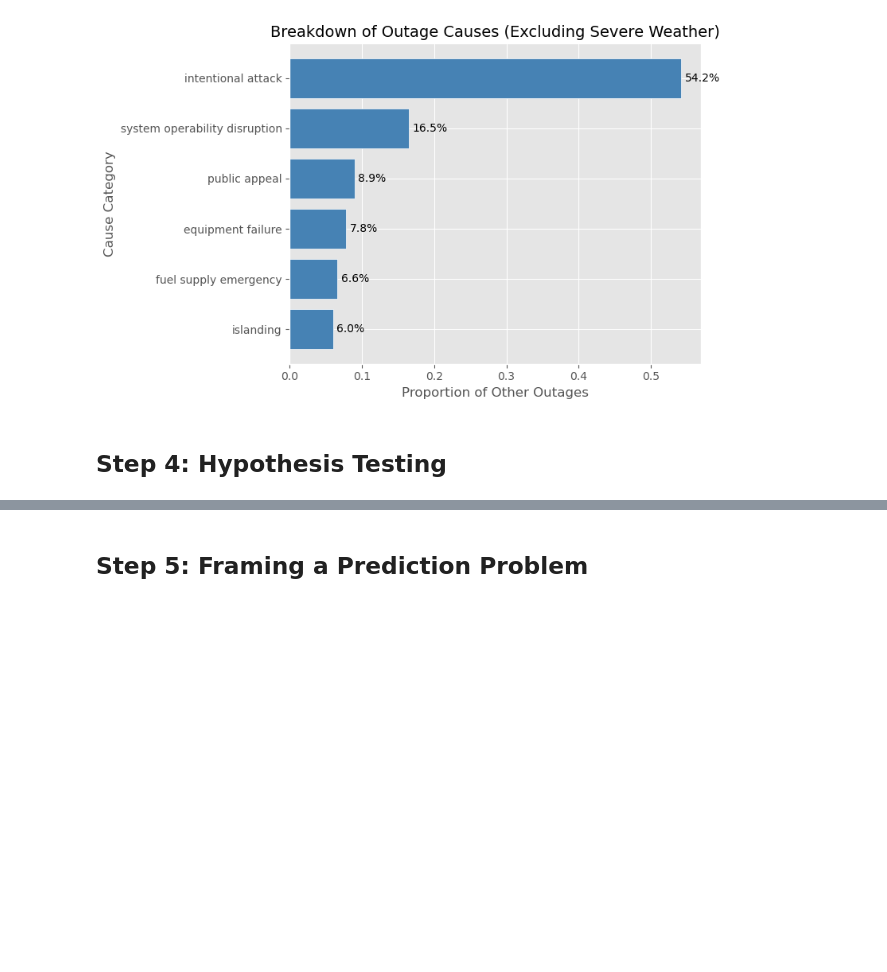
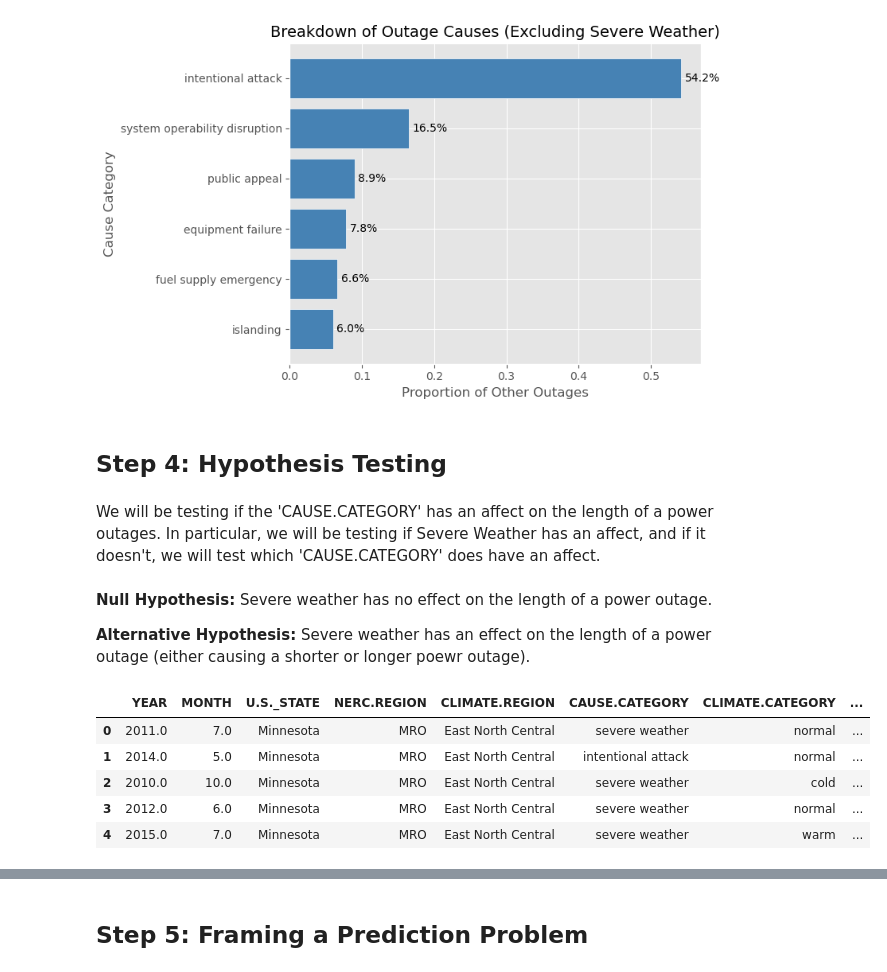
Before and after one commit to shaing04/power-outages-analysis, a Jupyter notebook: template.ipynb, the cells around one changed output, grey strips where cells are left out. Saved outputs shown, nothing was run; the diff lists cells and outputs as text; code cells hidden in the pictures; blank space fills up the shorter version.

```diff
--- a/template.ipynb
+++ b/template.ipynb
@@ -194,30 +156,19 @@ We also wanted to look at distribution of the cause category across the differen
 # %%
 df = outages_df.copy()
 # %%
-import pandas as pd
-import numpy as np
-import matplotlib.pyplot as plt
-
-# 1) Read in your cleaned CSV (skip first 5 metadata rows)
-outages_df = pd.read_csv('outage.csv', header=5)
-
-# 2) Convert the duration column (minutes) to numeric, coerce errors → NaN
-outages_df['OUTAGE.DURATION'] = pd.to_numeric(
-    outages_df['OUTAGE.DURATION'], errors='coerce'
+df['OUTAGE.DURATION'] = pd.to_numeric(
+    df['OUTAGE.DURATION'], errors='coerce'
 )
 
-# 3) Make an hours column
-outages_df['OUTAGE.DURATION_HOURS'] = outages_df['OUTAGE.DURATION'] / 60
+df['OUTAGE.DURATION_HOURS'] = df['OUTAGE.DURATION'] / 60
 
-# 4) Split into severe‐weather vs. other causes
-mask   = outages_df['CAUSE.CATEGORY'] == 'severe weather'
-severe = outages_df.loc[mask,  'OUTAGE.DURATION_HOURS'].dropna()
-other  = outages_df.loc[~mask, 'OUTAGE.DURATION_HOURS'].dropna()
+mask   = df['CAUSE.CATEGORY'] == 'severe weather'
+severe = df.loc[mask,  'OUTAGE.DURATION_HOURS'].dropna()
+other  = df.loc[~mask, 'OUTAGE.DURATION_HOURS'].dropna()
 
-# 5) Plot style
 plt.style.use('ggplot')
 
-# 6) Create 1×2 subplots
+
 fig, axes = plt.subplots(1, 2, figsize=(12, 5))
 
 # ─── Boxplot ───
@@ -233,7 +184,7 @@ axes[0].set_ylabel('Outage Duration (hours)', fontsize=12)
 axes[0].set_title('Outage Duration by Cause', fontsize=14)
 
 # ─── Histogram ───
-bins = np.linspace(0, outages_df['OUTAGE.DURATION_HOURS'].max(), 30)
+bins = np.linspace(0, df['OUTAGE.DURATION_HOURS'].max(), 30)
 axes[1].hist(severe, bins=bins, alpha=0.7, label='Severe Weather')
 axes[1].hist(other,  bins=bins, alpha=0.7, label='Other Causes')
 axes[1].set_xlabel('Outage Duration (hours)', fontsize=12)
@@ -293,15 +244,8 @@ plt.show()
 # %% [output]
 [figure]
 # %%
-import pandas as pd
-import matplotlib.pyplot as plt
-
-# 1) Read your cleaned CSV (skip the first 5 metadata rows)
-outages_df = pd.read_csv('outage.csv', header=5)
-
-# 2) Exclude 'severe weather' and grab the remaining cause categories
-others = outages_df.loc[
-    outages_df['CAUSE.CATEGORY'] != 'severe weather',
+others = df.loc[
+    df['CAUSE.CATEGORY'] != 'severe weather',
     'CAUSE.CATEGORY'
 ]
 
@@ -346,0 +289,20 @@ plt.show()
+# %% [markdown]
+We will be testing if the 'CAUSE.CATEGORY' has an affect on the length of a power outages. In particular, we will be testing if Severe Weather has an affect, and if it doesn't, we will test which 'CAUSE.CATEGORY' does have an affect.
+# %% [markdown]
+**Null Hypothesis:** Severe weather has no effect on the length of a power outage.
+
+**Alternative Hypothesis:** Severe weather has an effect on the length of a power outage (either causing a shorter or longer poewr outage).
+# %%
+hypothesis_df = outages_df.copy()
+hypothesis_df['OUTAGE.DURATION'] = pd.to_numeric(
+    hypothesis_df['OUTAGE.DURATION'], errors='coerce'
+)
+
+hypothesis_df.head()
+# %% [output]
+|  | YEAR | MONTH | U.S._STATE | NERC.REGION | CLIMATE.REGION | CAUSE.CATEGORY | CLIMATE.CATEGORY | ... |
+| 0 | 2011.0 | 7.0 | Minnesota | MRO | East North Central | severe weather | normal | ... |
+| 1 | 2014.0 | 5.0 | Minnesota | MRO | East North Central | intentional attack | normal | ... |
+| 2 | 2010.0 | 10.0 | Minnesota | MRO | East North Central | severe weather | cold | ... |
+| 3 | 2012.0 | 6.0 | Minnesota | MRO | East North Central | severe weather | normal | ... |
+| 4 | 2015.0 | 7.0 | Minnesota | MRO | East North Central | severe weather | warm | ... |
```
Also changed, not shown: parts of 22 cells of this notebook.
